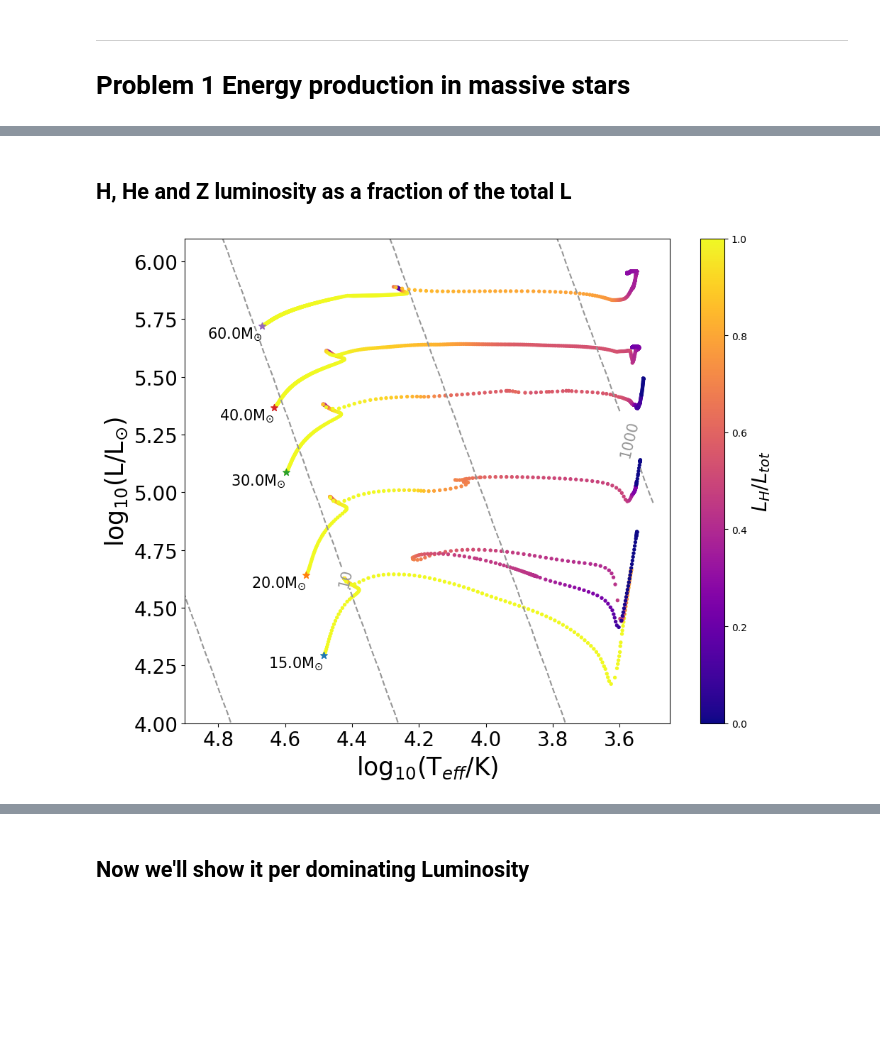
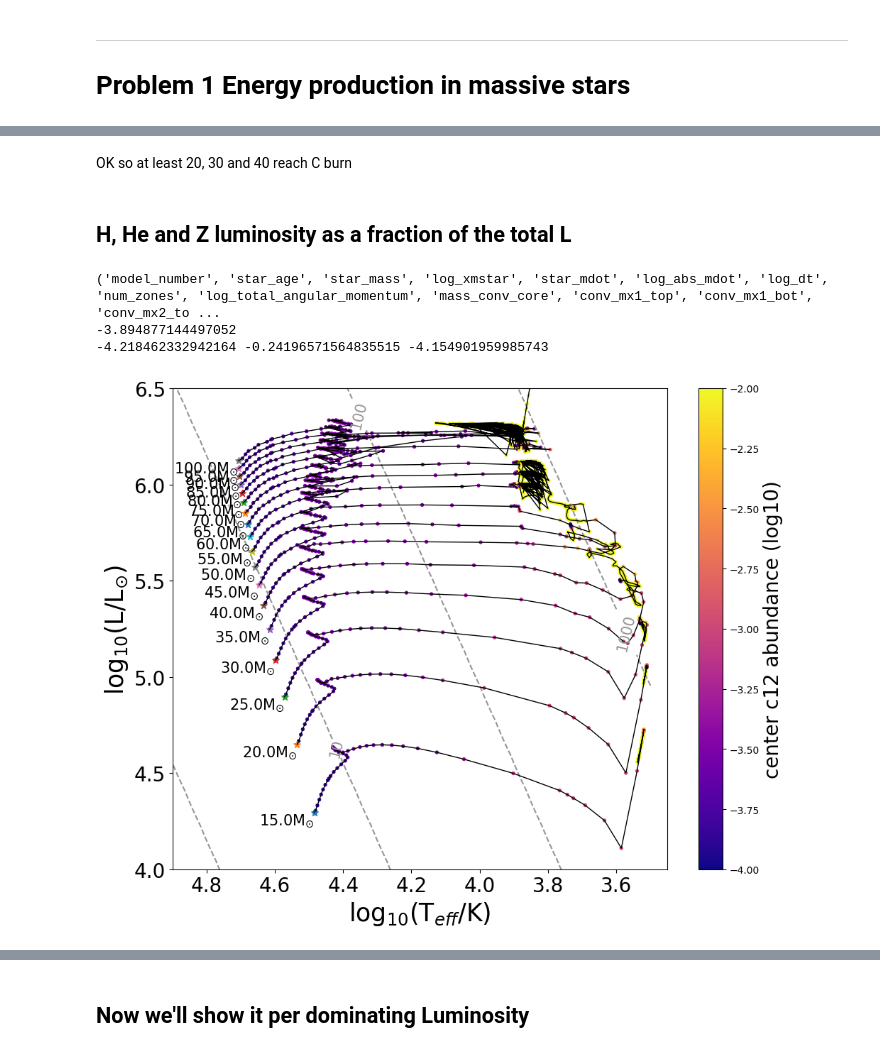
Before and after one commit to LiekeVanSon/ASBE-course, a Jupyter notebook: practicum/session3/solutions_session3/solutions_session3.ipynb, the cells around one changed output, grey strips where cells are left out. Drawn from its saved outputs; the diff is of its cells as text; code cells hidden in the pictures; blank space fills up the shorter version.

Commit message:
figuring out which models to use for the HW

```diff
--- a/practicum/session3/solutions_session3/solutions_session3.ipynb
+++ b/practicum/session3/solutions_session3/solutions_session3.ipynb
@@ -35 +15,7 @@ hist_test.bulk_names
+# %%
+base = '/mnt/home/lvanson/ceph/MESAoutput/Teaching/ASBE2025/HW3_experiments/inlist_massive_default'
+#MLT2_delta_HR003_earlier_stop_condition
+# delta_HR_limit_0.003'
+# MLT2'#
+#'./data/HW3_output'
 # %%
@@ -136,14 +196,3 @@ def HR_diagram(histoy_list, xlim=(None, None), ylim=(None, None),
     plt.savefig(out, bbox_inches='tight')
     plt.show()
     return
-# %%
-base = './data/HW3_output'
-history_list = [
-    mr.MesaData(os.path.join(base, f, 'LOGS', f, 'history.data'))
-    for f in os.listdir(base)
-    if os.path.isfile(os.path.join(base, f, 'LOGS', f, 'history.data'))
-]
-print(history_list)
-# history_list = [history15, history20, history30, history40, history60]
-# HistNameList   = ['15 M$_{\odot}$', '20 M$_{\odot}$', '30 M$_{\odot}$', '40 M$_{\odot}$', '60 M$_{\odot}$']
-colors = plt.cm.plasma(np.linspace(0,1,4)) #3rd num is the number of colours Set2
@@ -152,9 +245,22 @@ colors = plt.cm.plasma(np.linspace(0,1,4)) #3rd num is the number of colours Set
+# %% [markdown]
+OK so at least 20, 30 and 40 reach C burn
 # %% [markdown]
 ## H, He and Z luminosity as a fraction of the total L
+# %%
+hist_test = history_list[0]
+print(hist_test.bulk_names)
+
+print(np.log10(hist_test.center_c12[0]))
+print(min(np.log10(hist_test.center_c12)), max(np.log10(hist_test.center_c12)) , np.log10(7*10**-5))
+# %% [output]
+('model_number', 'star_age', 'star_mass', 'log_xmstar', 'star_mdot', 'log_abs_mdot', 'log_dt', 'num_zones', 'log_total_angular_momentum', 'mass_conv_core', 'conv_mx1_top', 'conv_mx1_bot', 'conv_mx2_to ...
+-3.894877144497052
+-4.218462332942164 -0.24196571564835515 -4.154901959985743
 # %%
-HR_diagram(histoy_list,
-           xlim=(3.45, 4.9), ylim=(4.0, 6.1),
-           VMIN=0, VMAX=1, cmap_name = 'plasma', Lfrac=True,
-           colour_by='log_LH', colour_label='$L_{H}$/$L_{tot}$')
+HR_diagram(history_list,
+           xlim=(3.45, 4.9), ylim=(4.0, 6.5),
+           VMIN=-4, VMAX=-2, cmap_name = 'plasma', Lfrac=False,
+           colour_by='center_c12', colour_label='center c12 abundance (log10)')
+# center_he4 # center_c12
 # %% [output]
-[figure, old version]
+[figure, new version]
```
Also changed, not shown: parts of 16 cells of this notebook, 17 other files.
